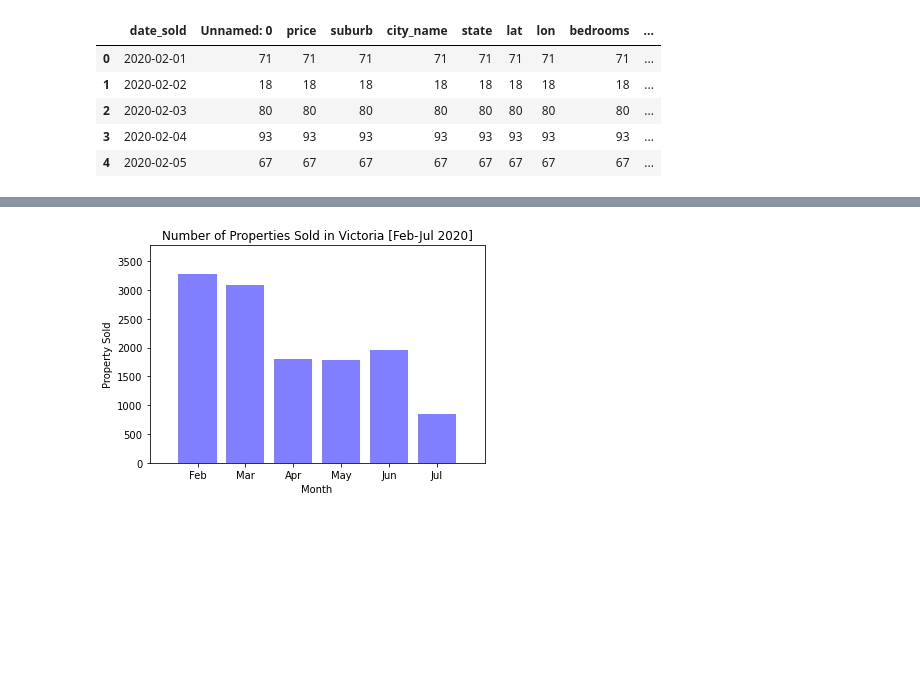
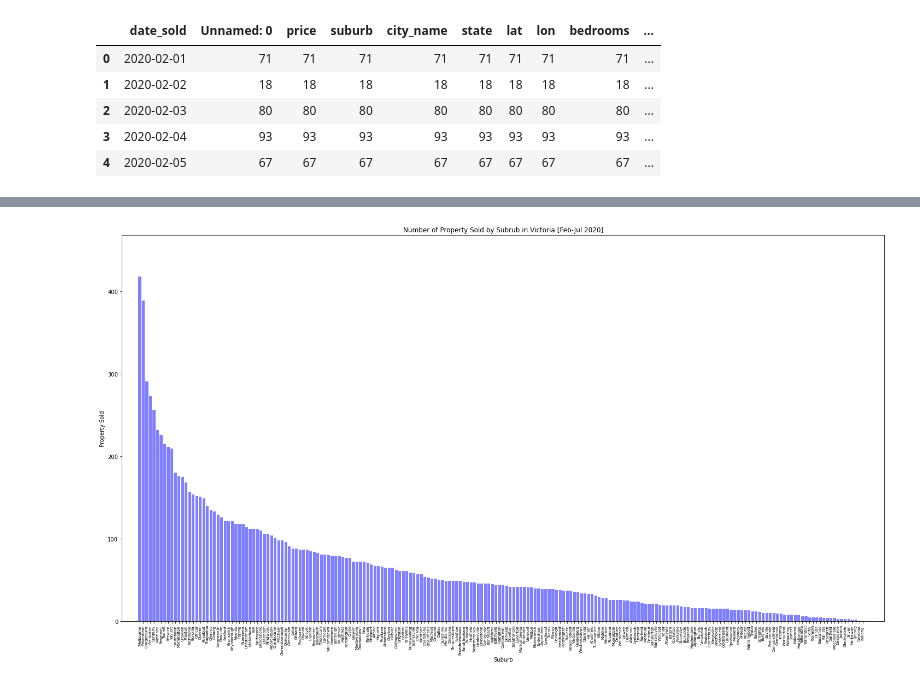
Before and after one commit to jeremychiaa/covid-victorian-real-estate, a Jupyter notebook: ppt_inco.ipynb, the cells around one changed output, grey strips where cells are left out. Cells and saved outputs as stored; diff of their text form; code cells hidden in the pictures; blank space fills up the shorter version.

Commit message:
adding notebook with additional charts, including covid data

```diff
--- a/ppt_inco.ipynb
+++ b/ppt_inco.ipynb
@@ -84 +97,5 @@ Values above 1,393,750 could be outliers.
+# %%
+# removing the properties values less than $10,000
+rm_index = ppt_df.loc[ppt_df.price < 5000]
+ppt_df = ppt_df.drop(rm_index.index)
 # %%
@@ -122,0 +202,3 @@ ppt_by_month
+# %%
+sorted_ppt_df = ppt_df.sort_values(by=['date_sold','lga_pid'])
+sorted_ppt_df.head()
@@ -122,0 +212,5 @@ ppt_by_month
+# %%
+sorted_ppt_df = sorted_ppt_df[['date_sold','lga_pid','suburb','price']]
+suburb_count = sorted_ppt_df['suburb'].value_counts().reset_index()
+suburb_count = suburb_count.rename(columns={'index':'suburb', 'suburb':'property_sold'})
+#suburb_count.head()
@@ -123,14 +224,17 @@ ppt_by_month
 # %%
-y_axis = ppt_by_month.suburb
-x_axis = ppt_by_month.month_sold
+# plotting bar chart property sold by suburb during outbreak
+x_axis = suburb_count.suburb
+y_axis = suburb_count.property_sold
+
+plt.figure(figsize=(25,13))
 plt.bar(x_axis, y_axis, color='b', alpha=0.5, align="center")
 tick_locations = [v for v in x_axis]
-plt.xticks(tick_locations, ["Feb", "Mar", "Apr", "May", "Jun","Jul"])
-plt.xlim(-1, len(x_axis))
-plt.ylim(0, max(y_axis)+500)
-plt.xlabel('Month')
+plt.xticks(tick_locations, x_axis, rotation='90', fontsize = 7 )
+plt.xlim(-5, len(x_axis)+ 5)
+plt.ylim(0, max(y_axis) + 50)
+plt.xlabel('Suburb')
 plt.ylabel('Property Sold')
-plt.title('Number of Properties Sold in Victoria [Feb-Jul 2020]')
+plt.title('Number of Property Sold by Subrub in Victoria [Feb-Jul 2020]')
 plt.show()
 # %% [output]
-[figure, old version]
+[figure, new version]
```
Also changed, not shown: parts of 16 cells of this notebook, 4 other files.
